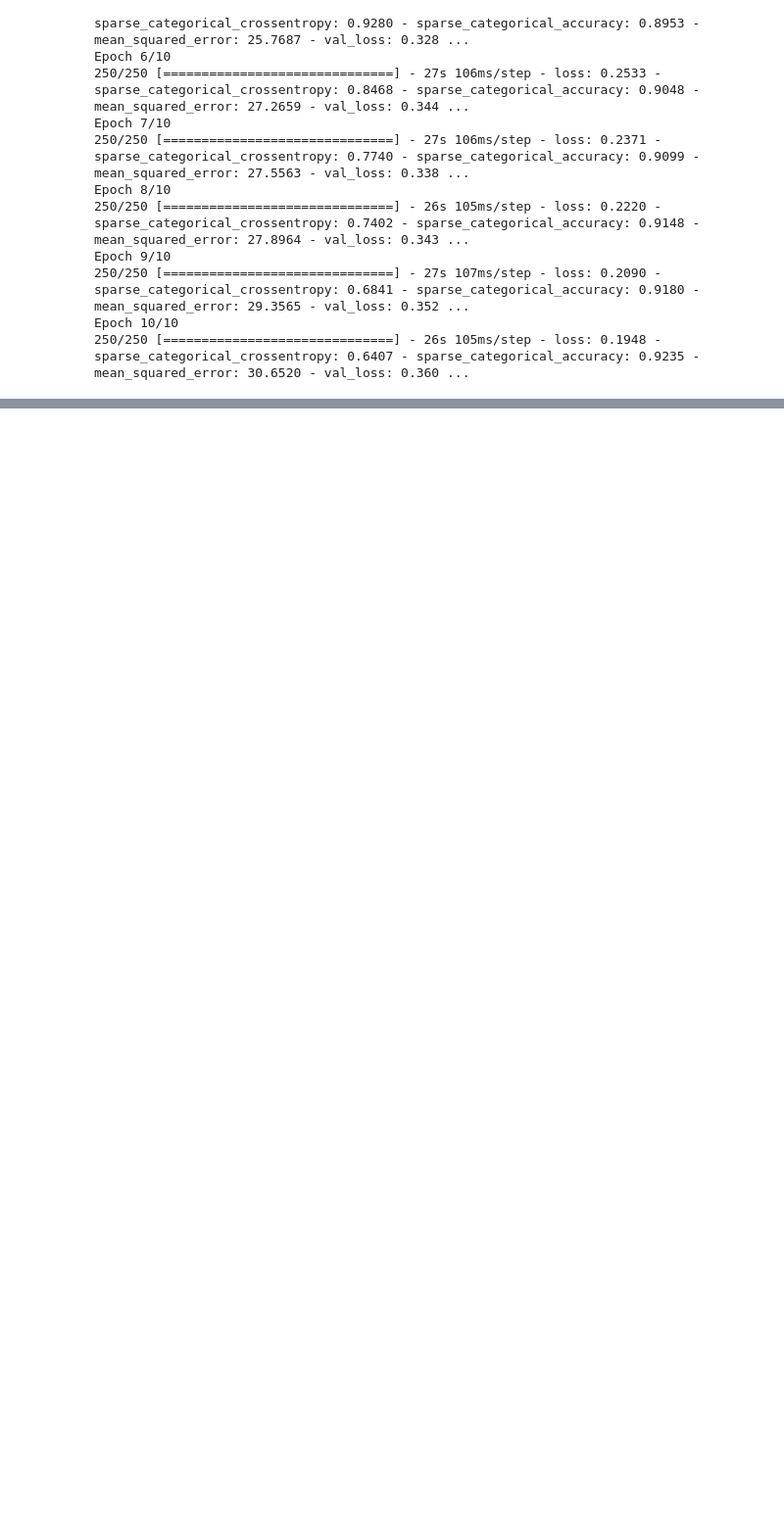
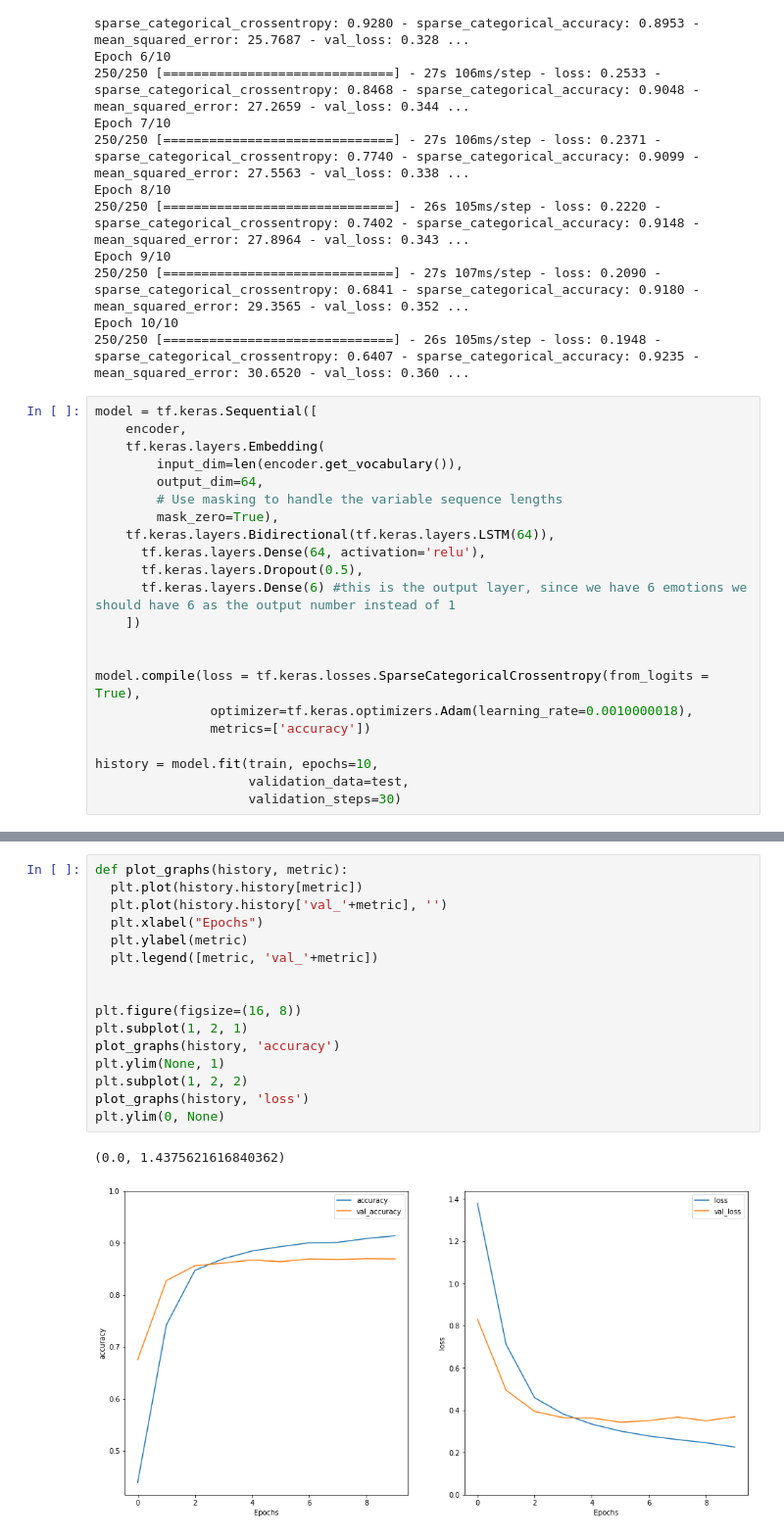
Before and after one commit to cnn22/SingerSongwriter, a Jupyter notebook: RNN_Emotions_Classification.ipynb, the cells around one changed output, grey strips where cells are left out. Shown at 98% size. Saved outputs shown, nothing was run; the diff lists cells and outputs as text; blank space fills up the shorter version.

Commit message:
Experimented with dropout layer. I am a high school dropout .... jk

```diff
--- a/RNN_Emotions_Classification.ipynb
+++ b/RNN_Emotions_Classification.ipynb
@@ -387,3 +389,25 @@ Epoch 9/10
 250/250 [==============================] - 27s 107ms/step - loss: 0.2090 - sparse_categorical_crossentropy: 0.6841 - sparse_categorical_accuracy: 0.9180 - mean_squared_error: 29.3565 - val_loss: 0.352 ...
 Epoch 10/10
 250/250 [==============================] - 26s 105ms/step - loss: 0.1948 - sparse_categorical_crossentropy: 0.6407 - sparse_categorical_accuracy: 0.9235 - mean_squared_error: 30.6520 - val_loss: 0.360 ...
+# %%
+model = tf.keras.Sequential([
+    encoder,
+    tf.keras.layers.Embedding(
+        input_dim=len(encoder.get_vocabulary()),
+        output_dim=64,
+        # Use masking to handle the variable sequence lengths
+        mask_zero=True),
+    tf.keras.layers.Bidirectional(tf.keras.layers.LSTM(64)),
+      tf.keras.layers.Dense(64, activation='relu'),
+      tf.keras.layers.Dropout(0.5),
+      tf.keras.layers.Dense(6) #this is the output layer, since we have 6 emotions we should have 6 as the output number instead of 1
+    ])
+
+
+model.compile(loss = tf.keras.losses.SparseCategoricalCrossentropy(from_logits = True),
+               optimizer=tf.keras.optimizers.Adam(learning_rate=0.0010000018),
+               metrics=['accuracy'])
+
+history = model.fit(train, epochs=10,
+                    validation_data=test,
+                    validation_steps=30)
@@ -389,0 +435,19 @@ Epoch 10/10
+# %%
+def plot_graphs(history, metric):
+  plt.plot(history.history[metric])
+  plt.plot(history.history['val_'+metric], '')
+  plt.xlabel("Epochs")
+  plt.ylabel(metric)
+  plt.legend([metric, 'val_'+metric])
+
+
+plt.figure(figsize=(16, 8))
+plt.subplot(1, 2, 1)
+plot_graphs(history, 'accuracy')
+plt.ylim(None, 1)
+plt.subplot(1, 2, 2)
+plot_graphs(history, 'loss')
+plt.ylim(0, None)
+# %% [output]
+(0.0, 1.4375621616840362)
+[figure, added]
```
Also changed, not shown: parts of 9 cells of this notebook.
